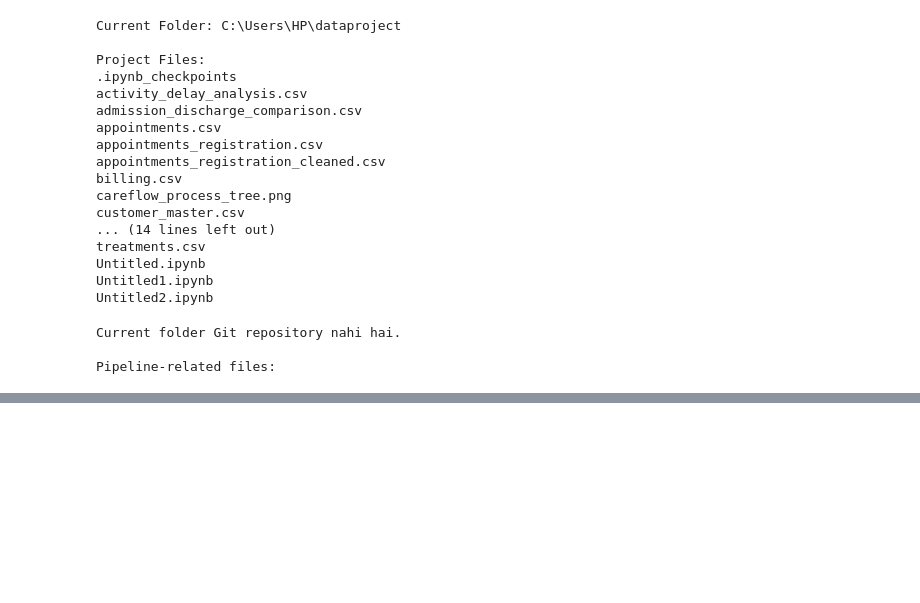
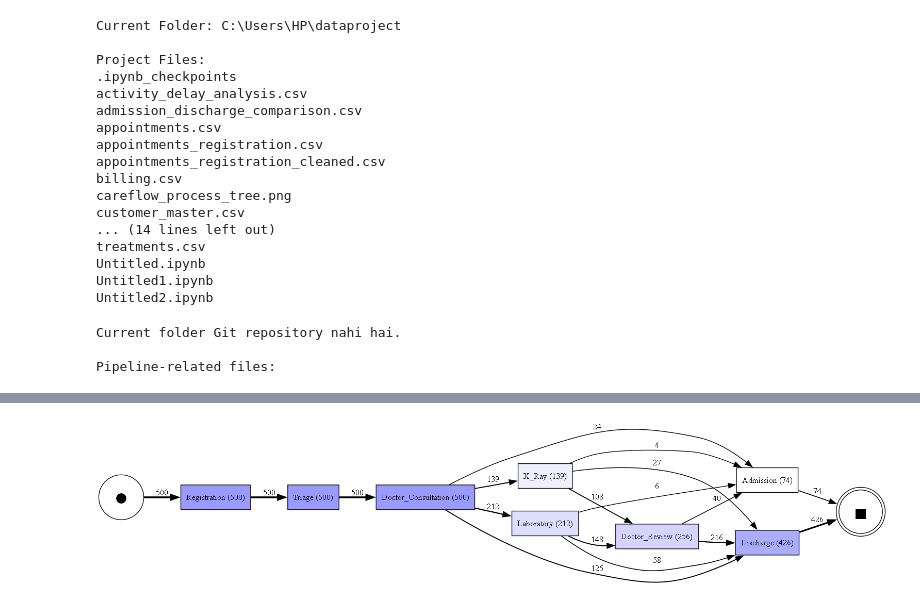
Before and after one commit to Ananyasingh0413/CareFlow---Clinical-Pathway-Process-Mining, a Jupyter notebook: healthcare_project.ipynb, the cells around one changed output, grey strips where cells are left out. Cells and saved outputs as stored; diff of their text form; code cells hidden in the pictures; blank space fills up the shorter version.

```diff
--- a/healthcare_project.ipynb
+++ b/healthcare_project.ipynb
@@ -1885,0 +1959,29 @@ for folder in search_folders:
+# %%
+
+import pm4py
+# Prepare the required columns for PM4Py
+df_dfg = event_clean[
+    ["Case_ID", "Activity_Name", "Timestamp"]
+].copy()
+
+df_dfg = df_dfg.rename(columns={
+    "Case_ID": "case:concept:name",
+    "Activity_Name": "concept:name",
+    "Timestamp": "time:timestamp"
+})
+
+df_dfg["time:timestamp"] = pd.to_datetime(
+    df_dfg["time:timestamp"]
+)
+
+# Discover and display DFG
+dfg, start_activities, end_activities = pm4py.discover_dfg(
+    df_dfg,
+    case_id_key="case:concept:name",
+    activity_key="concept:name",
+    timestamp_key="time:timestamp"
+)
+
+pm4py.view_dfg(dfg, start_activities, end_activities)
+# %% [output]
+[figure, added]
```
Also changed, not shown: parts of 13 cells of this notebook, 1 other file.
